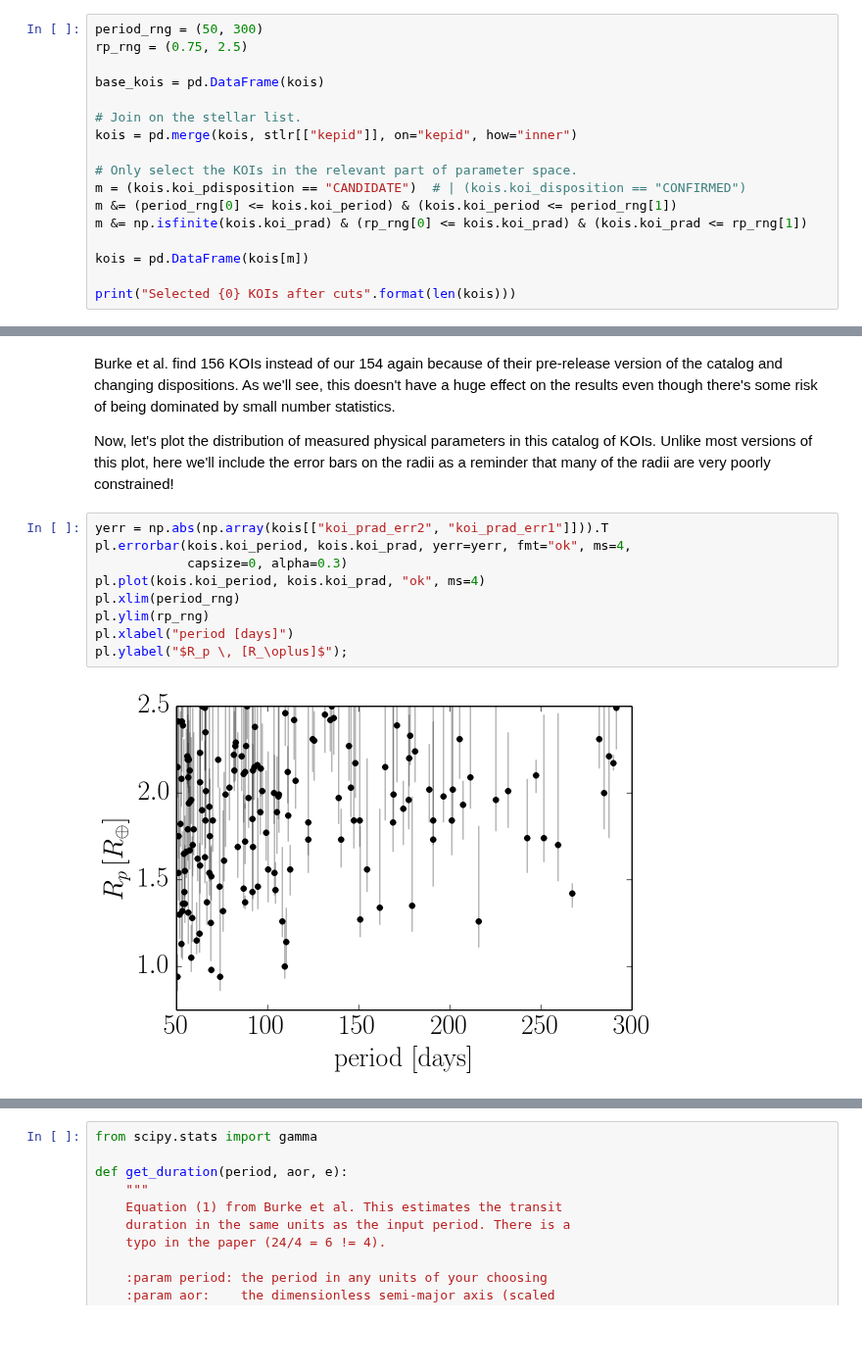
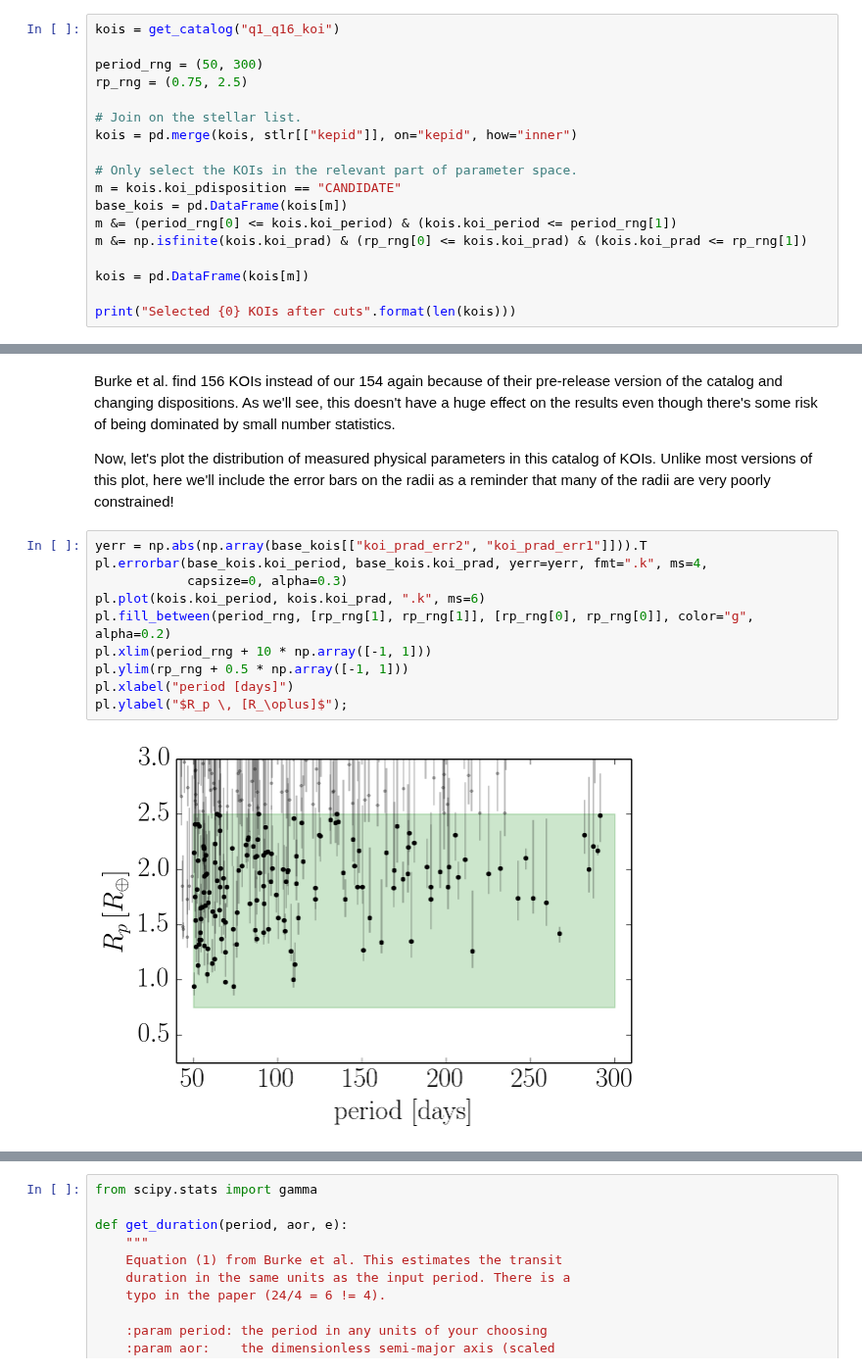
Before and after one commit to dfm-io/dfm.io, a Jupyter notebook: content/downloads/notebooks/exopop.ipynb, the cells around one changed output, grey strips where cells are left out. Shown at 98% size. Drawn from its saved outputs; the diff is of its cells as text; blank space fills up the shorter version.

```diff
--- a/content/downloads/notebooks/exopop.ipynb
+++ b/content/downloads/notebooks/exopop.ipynb
@@ -113,14 +114,15 @@ Next up, let's make the cuts on the KOI list:
 # %%
+kois = get_catalog("q1_q16_koi")
+
 period_rng = (50, 300)
 rp_rng = (0.75, 2.5)
-
-base_kois = pd.DataFrame(kois)
 
 # Join on the stellar list.
 kois = pd.merge(kois, stlr[["kepid"]], on="kepid", how="inner")
 
 # Only select the KOIs in the relevant part of parameter space.
-m = (kois.koi_pdisposition == "CANDIDATE")  # | (kois.koi_disposition == "CONFIRMED")
+m = kois.koi_pdisposition == "CANDIDATE"
+base_kois = pd.DataFrame(kois[m])
 m &= (period_rng[0] <= kois.koi_period) & (kois.koi_period <= period_rng[1])
 m &= np.isfinite(kois.koi_prad) & (rp_rng[0] <= kois.koi_prad) & (kois.koi_prad <= rp_rng[1])
 
@@ -134,16 +136,17 @@ Burke et al. find 156 KOIs instead of our 154 again because of their pre-release
 
 Now, let's plot the distribution of measured physical parameters in this catalog of KOIs. Unlike most versions of this plot, here we'll include the error bars on the radii as a reminder that many of the radii are very poorly constrained!
 # %%
-yerr = np.abs(np.array(kois[["koi_prad_err2", "koi_prad_err1"]])).T
-pl.errorbar(kois.koi_period, kois.koi_prad, yerr=yerr, fmt="ok", ms=4,
+yerr = np.abs(np.array(base_kois[["koi_prad_err2", "koi_prad_err1"]])).T
+pl.errorbar(base_kois.koi_period, base_kois.koi_prad, yerr=yerr, fmt=".k", ms=4,
             capsize=0, alpha=0.3)
-pl.plot(kois.koi_period, kois.koi_prad, "ok", ms=4)
-pl.xlim(period_rng)
-pl.ylim(rp_rng)
+pl.plot(kois.koi_period, kois.koi_prad, ".k", ms=6)
+pl.fill_between(period_rng, [rp_rng[1], rp_rng[1]], [rp_rng[0], rp_rng[0]], color="g", alpha=0.2)
+pl.xlim(period_rng + 10 * np.array([-1, 1]))
+pl.ylim(rp_rng + 0.5 * np.array([-1, 1]))
 pl.xlabel("period [days]")
 pl.ylabel("$R_p \, [R_\oplus]$");
 # %% [output]
-[figure, old version]
+[figure, new version]
 # %% [markdown]
 ## The detection efficiency model
 
```
Also changed, not shown: parts of 8 cells of this notebook, 1 other file.
